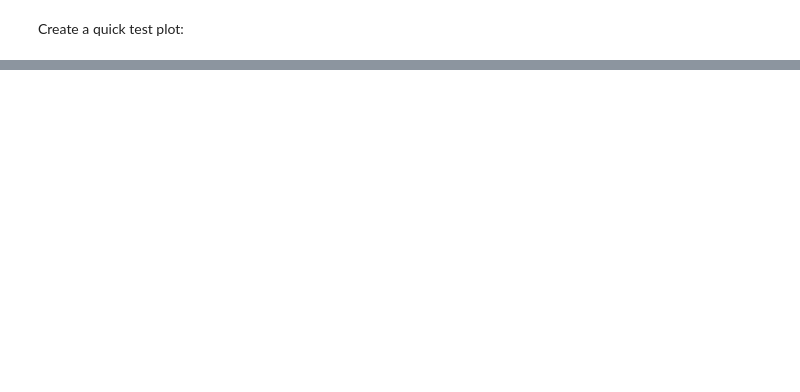
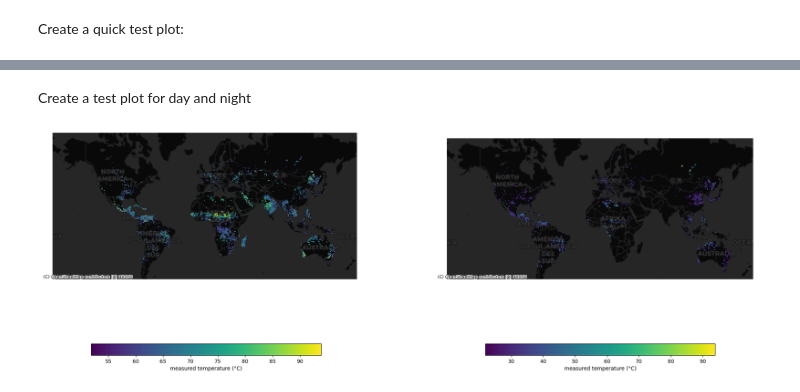
Before and after one commit to Goldmandli/Project_GEO876, a Jupyter notebook: notebooks/Project_Notebook.ipynb, the cells around one changed output, grey strips where cells are left out. Cells and saved outputs as stored; diff of their text form; code cells hidden in the pictures; blank space fills up the shorter version.

Commit message:
Create two plots for day and night

```diff
--- a/notebooks/Project_Notebook.ipynb
+++ b/notebooks/Project_Notebook.ipynb
@@ -260 +261,51 @@ print("A difference in temperature can be seen between West and East. " \
 A difference in temperature can be seen between West and East. The data in Asia and Australia was collected during the day, whereas the data in Europe and America was collected during night
+# %% [markdown]
+Create a test plot for day and night
+# %%
+gdf_viirs_day = gpd.GeoDataFrame(
+    df_viirs_day,
+    geometry=gpd.points_from_xy(df_viirs_day.longitude, df_viirs_day.latitude),
+    crs="EPSG:4326"  # WGS84
+).to_crs(epsg=3857)
+
+gdf_viirs_night = gpd.GeoDataFrame(
+    df_viirs_night,
+    geometry=gpd.points_from_xy(df_viirs_night.longitude, df_viirs_night.latitude),
+    crs="EPSG:4326"
+).to_crs(epsg=3857)
+
+# Plot with two subplots
+fig, axs = plt.subplots(1, 2, figsize=(25, 15))
+
+gdf_viirs_day.plot(ax=axs[0],
+               column="fire_temperature_c",
+               legend=True,
+               markersize=0.2,
+               alpha=0.5,
+               legend_kwds={
+                   "label": "measured temperature (°C)",
+                   "orientation": "horizontal",
+                   "shrink":0.7
+    })
+
+gdf_viirs_night.plot(ax=axs[1],
+               column="fire_temperature_c",
+               legend=True,
+               markersize=0.2,
+               alpha=0.5,
+               legend_kwds={
+                   "label": "measured temperature (°C)",
+                   "orientation": "horizontal",
+                   "shrink":0.7
+    })
+
+# Add a basemap
+ctx.add_basemap(ax=axs[0], source=ctx.providers.CartoDB.DarkMatter)
+ctx.add_basemap(ax=axs[1], source=ctx.providers.CartoDB.DarkMatter)
+
+# Hide axes
+axs[0].set_axis_off()
+axs[1].set_axis_off()
+plt.show()
+# %% [output]
+[figure, added]
```
Also changed, not shown: parts of 10 cells of this notebook.
